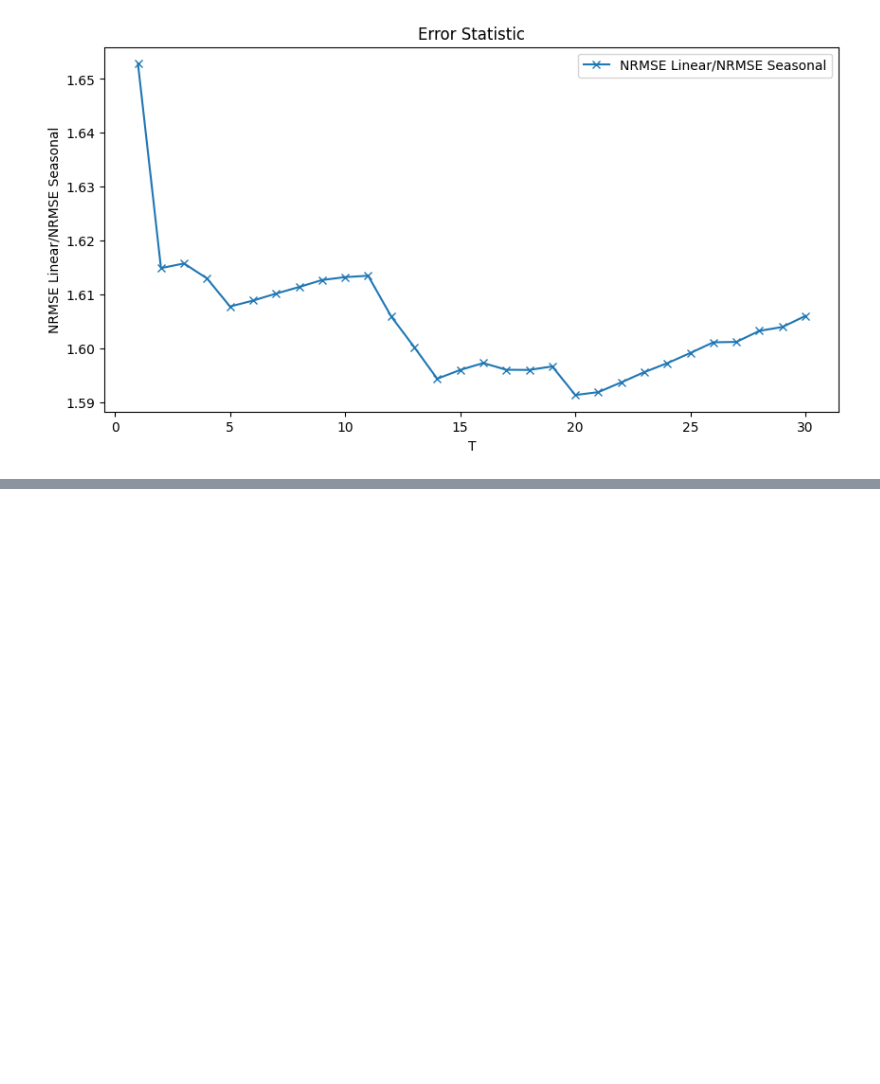
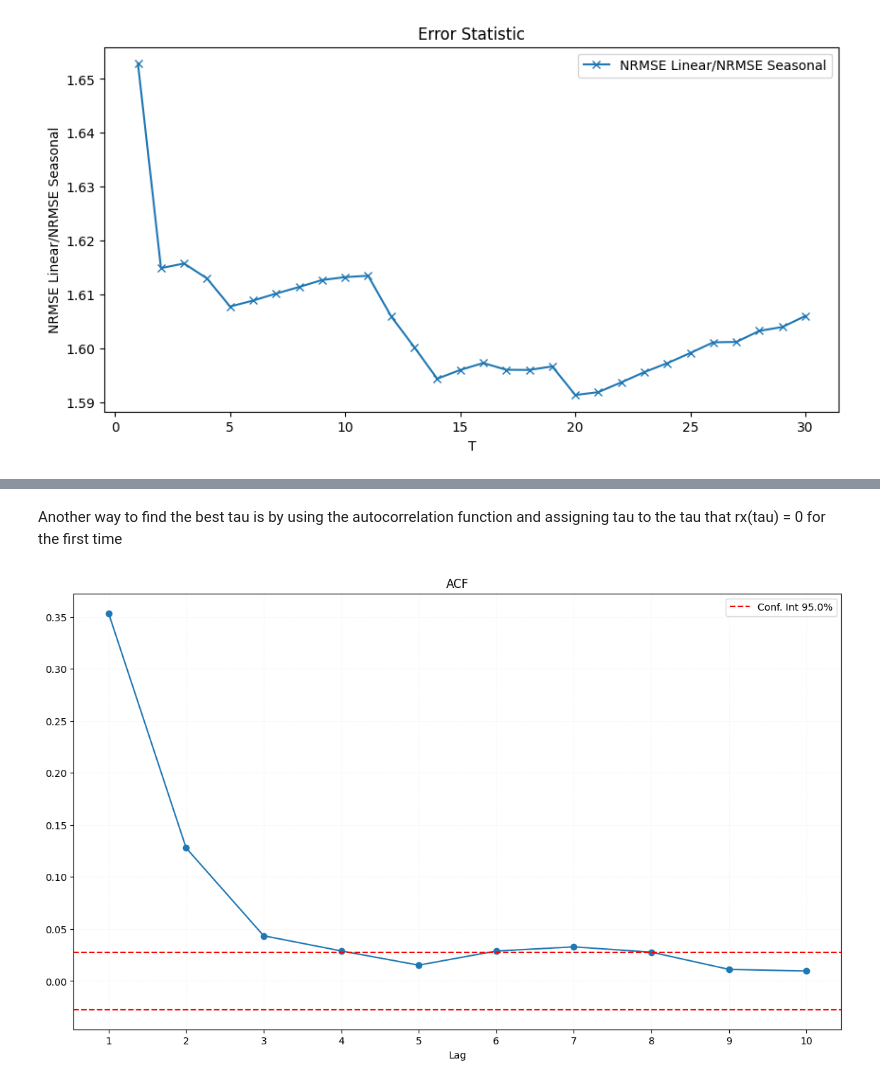
Before and after one commit to kounsolas/TimeSeriesProject, a Jupyter notebook: project.ipynb, the cells around one changed output, grey strips where cells are left out. Cells and saved outputs as stored; diff of their text form; code cells hidden in the pictures; blank space fills up the shorter version.

```diff
--- a/project.ipynb
+++ b/project.ipynb
@@ -542,0 +905,6 @@ def get_nrmse(target, predicted):
+# %% [markdown]
+Another way to find the best tau is by using the autocorrelation function and assigning tau to the tau that rx(tau) = 0 for the first time
+# %%
+acV = get_acf(A_static, lags=10, alpha=0.05, show=True)
+# %% [output]
+[figure, added]
```
Also changed, not shown: parts of 27 cells of this notebook.
